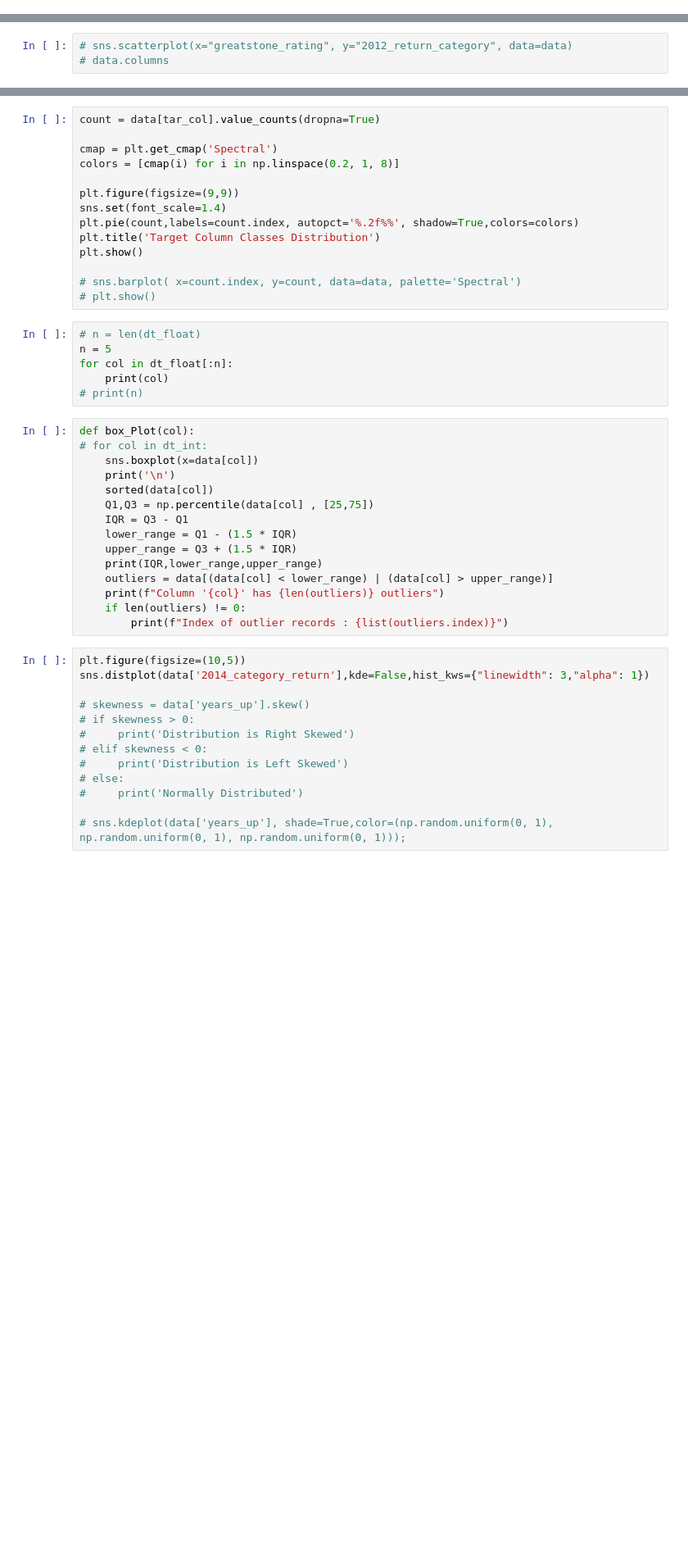
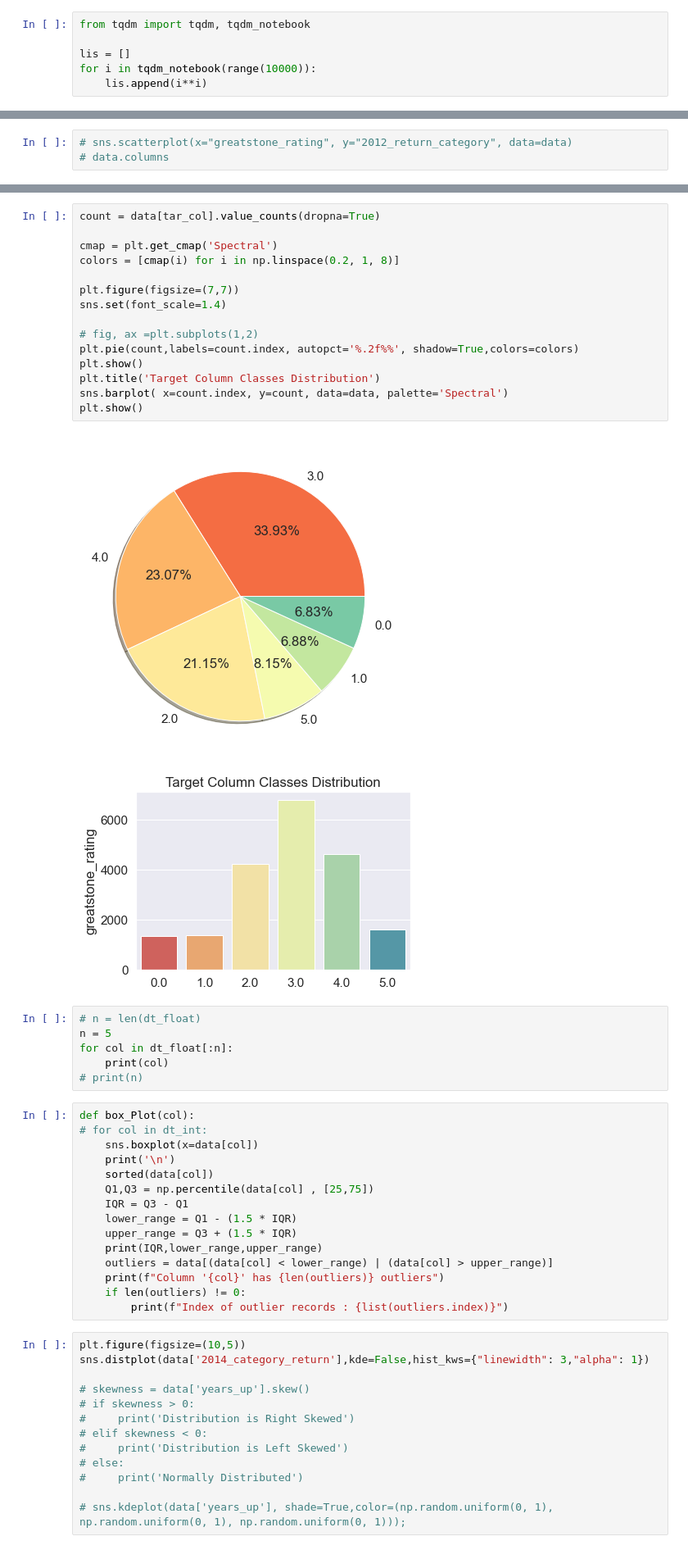
Before and after one commit to sivasaiyadav8143/Automated-Vizualization, a Jupyter notebook: Automated Vizualization.ipynb, the cells around one changed output, grey strips where cells are left out. Shown at 82% size. Saved outputs shown, nothing was run; the diff lists cells and outputs as text; blank space fills up the shorter version.

```diff
--- a/Automated Vizualization.ipynb
+++ b/Automated Vizualization.ipynb
@@ -317,0 +465,6 @@ greatstone_rating
+# %%
+from tqdm import tqdm, tqdm_notebook
+
+lis = []
+for i in tqdm_notebook(range(10000)):
+    lis.append(i**i)
@@ -502,17 +861,21 @@ iris.sepal_length
 # %%
 count = data[tar_col].value_counts(dropna=True)
 
 cmap = plt.get_cmap('Spectral')
 colors = [cmap(i) for i in np.linspace(0.2, 1, 8)]
 
-plt.figure(figsize=(9,9))
+plt.figure(figsize=(7,7))
 sns.set(font_scale=1.4)
+
+# fig, ax =plt.subplots(1,2)
 plt.pie(count,labels=count.index, autopct='%.2f%%', shadow=True,colors=colors)
+plt.show()
 plt.title('Target Column Classes Distribution')
+sns.barplot( x=count.index, y=count, data=data, palette='Spectral')
 plt.show()
-
-# sns.barplot( x=count.index, y=count, data=data, palette='Spectral')
-# plt.show()
+# %% [output]
+[figure, added]
+[figure, added]
 # %%
 # n = len(dt_float)
 n = 5
```
Also changed, not shown: parts of 43 cells of this notebook.
